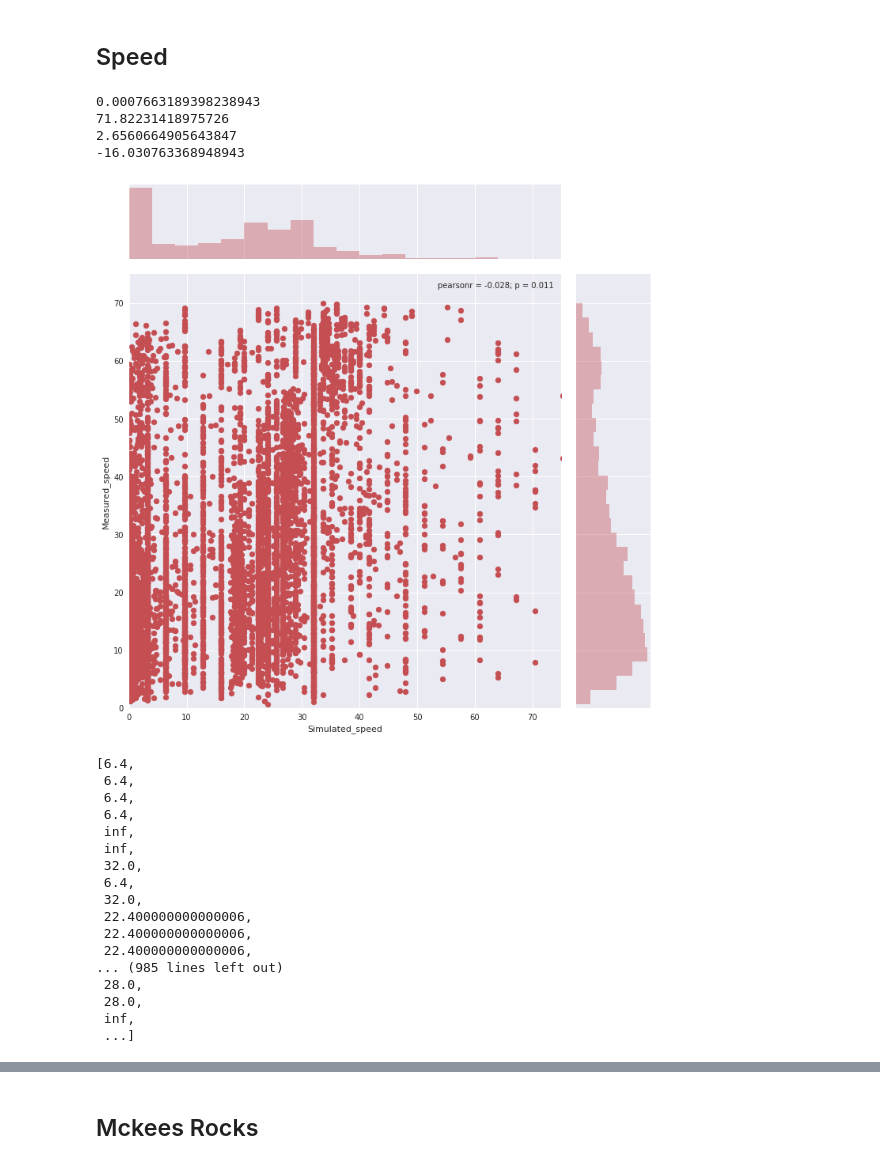
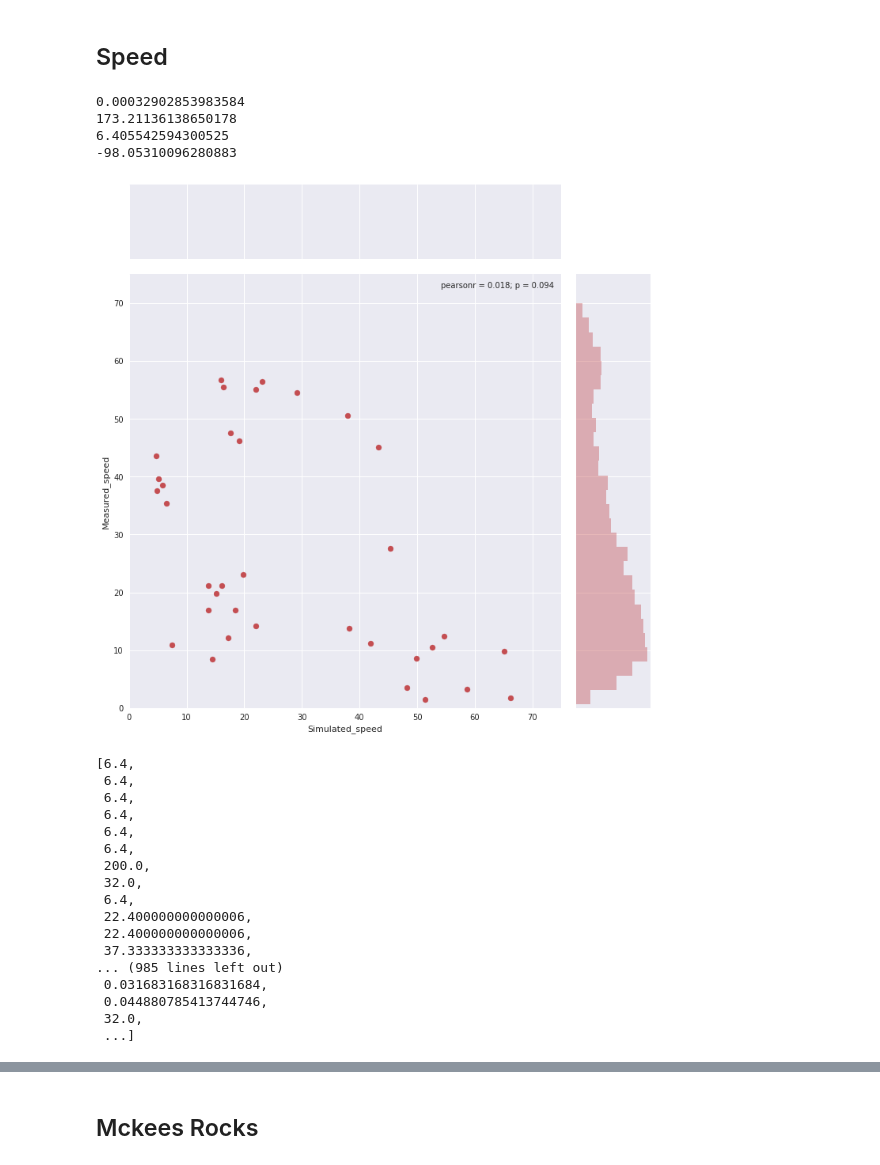
Before and after one commit to AlanPi1992/Car-Truck-Simulation, a Jupyter notebook: src/MckeesRocks Experiments.ipynb, the cells around one changed output, grey strips where cells are left out. Drawn from its saved outputs; the diff is of its cells as text; code cells hidden in the pictures.

```diff
--- a/src/MckeesRocks Experiments.ipynb
+++ b/src/MckeesRocks Experiments.ipynb
@@ -241,7 +216,6 @@ def r2(predictions, targets):
 def r2_score(sim, measured):
     return r2_score(measured, sim)
 # %%
-sys.setrecursionlimit(3000)
 start_intervals = np.array([i * 180 for i in range(24)])
 end_intervals = np.array([i * 180 + 179 for i in range(24)])
 
@@ -253,7 +227,7 @@ for link_ID in list_count_car:
     if link_ID in link_ID_list:
         idx = link_ID_list.index(link_ID)
         if (np.sum(car_link_count[idx, :]) > 2000):
-            x += list(car_link_count[idx, :]*1.15)
+            x += list(car_link_count[idx, :]*1.05)
             y += list(df_count_car.loc[[link_ID], 2:].values.flatten())
 #             x += list(car_link_count[idx, 7:-7])
 #             y += list(df_count_car.loc[[link_ID], 9:18].values.flatten())
@@ -304,53 +278,54 @@ g2 = sns.jointplot("Simulated_count", "Measured_count", data=count_reg2, xlim=(0
 # %%
 mid_intervals = np.array([i * 180 + 90 for i in range(24)])
 car_link_speed = mcdta.get_link_car_speed(mid_intervals)
 
 x3 = []
 y3 = []
 for link_ID in list_speed_car:
     if link_ID in link_ID_list:
         idx = link_ID_list.index(link_ID)
-        _tmp = list(car_link_speed[idx, 8:-7]/3600)
-        for i in range(len(_tmp)):
-            if _tmp[i] > 200:
-                _tmp[i] = 200
-            if _tmp[i] < 0:
-                _tmp[i] = 0
-        x3 += _tmp
-        y3 += list(df_speed_car.loc[[link_ID], 10:18].values.flatten())
+        if np.sum(car_link_speed[idx, 8:-7]) > 0:
+            _tmp = list(car_link_speed[idx, 8:-7])
+            for i in range(len(_tmp)):
+                if _tmp[i] > 200:
+                    _tmp[i] = 200
+                if _tmp[i] < 0:
+                    _tmp[i] = 0
+            x3 += _tmp
+            y3 += list(df_speed_car.loc[[link_ID], 10:18].values.flatten())
 
 print(rsquared(np.array(x3),np.array(y3)))
 print(rmse(np.array(x3),np.array(y3)))
 print(rmsn(np.array(x3),np.array(y3)))
 print(r2(np.array(x3),np.array(y3)))
 
 speed_reg = pd.DataFrame({'Simulated_speed': x3, 'Measured_speed': y3})
 g = sns.jointplot("Simulated_speed", "Measured_speed", data=speed_reg, xlim=(0, 75), ylim=(0, 75), color="r", size=10)
 # %% [output]
-0.0007663189398238943
-71.82231418975726
-2.6560664905643847
--16.030763368948943
+0.00032902853983584
+173.21136138650178
+6.405542594300525
+-98.05310096280883
-[figure, old version]
+[figure, new version]
 # %%
-list(np.array(x3)/3600)
+list(np.array(x3))
 # %% [output]
 [6.4,
  6.4,
  6.4,
  6.4,
- inf,
- inf,
+ 6.4,
+ 6.4,
+ 200.0,
  32.0,
  6.4,
- 32.0,
  22.400000000000006,
  22.400000000000006,
- 22.400000000000006,
+ 37.333333333333336,
 ... (985 lines left out)
- 28.0,
- 28.0,
- inf,
+ 0.031683168316831684,
+ 0.044880785413744746,
+ 32.0,
  ...]
 # %%
 truck_link_speed = mcdta.get_link_truck_speed(mid_intervals)
```
Also changed, not shown: parts of 14 cells of this notebook.
